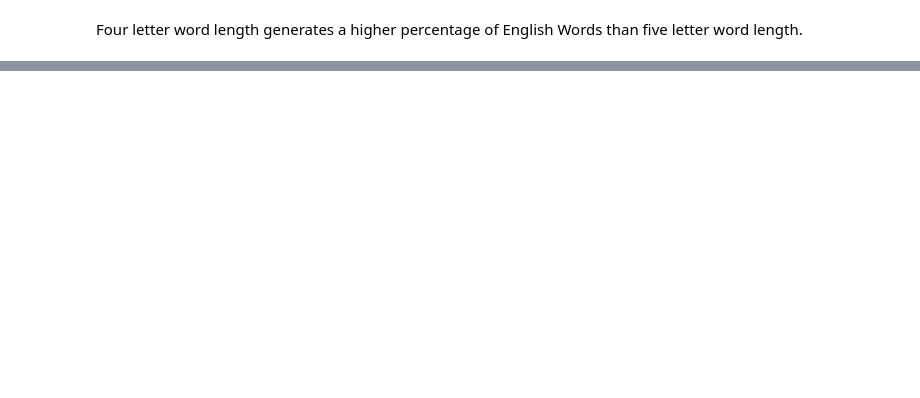
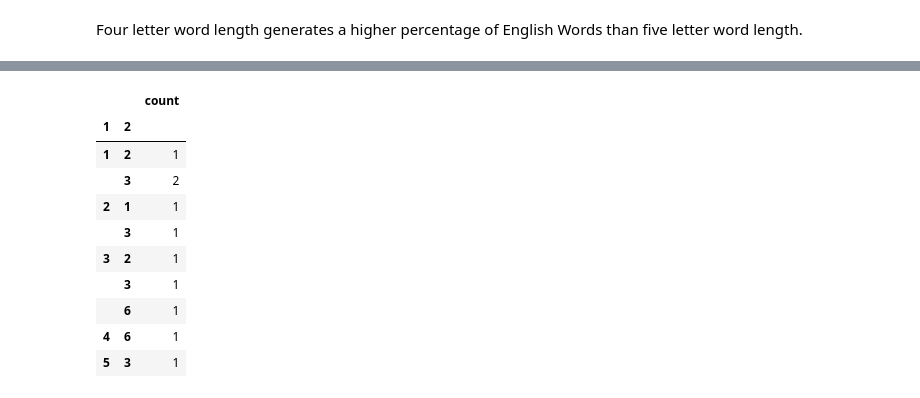
Before and after one commit to rachel-holman/dnw9qk_ds5100_montecarlo, a Jupyter notebook: montecarlo_demo.ipynb, the cells around one changed output, grey strips where cells are left out. Saved outputs shown, nothing was run; the diff lists cells and outputs as text; code cells hidden in the pictures; blank space fills up the shorter version.

```diff
--- a/montecarlo_demo.ipynb
+++ b/montecarlo_demo.ipynb
@@ -496,0 +572,23 @@ Four letter word length generates a higher percentage of English Words than five
+# %%
+random.seed(12345)
+test_die1 = m.Die()
+test_die2 = m.Die()
+test_die2.change_side_weight(3, 5)
+
+test_game = m.Game([test_die1, test_die2])
+test_game.play(10)
+
+test_analyzer = m.Analyzer(test_game)
+test_analyzer.permutation_count()
+# %% [output]
+|  |  | count |
+| 1 | 2 |  |
+| 1 | 2 | 1 |
+|  | 3 | 2 |
+| 2 | 1 | 1 |
+|  | 3 | 1 |
+| 3 | 2 | 1 |
+|  | 3 | 1 |
+|  | 6 | 1 |
+| 4 | 6 | 1 |
+| 5 | 3 | 1 |
```
Also changed, not shown: parts of 27 cells of this notebook, 6 other files.
